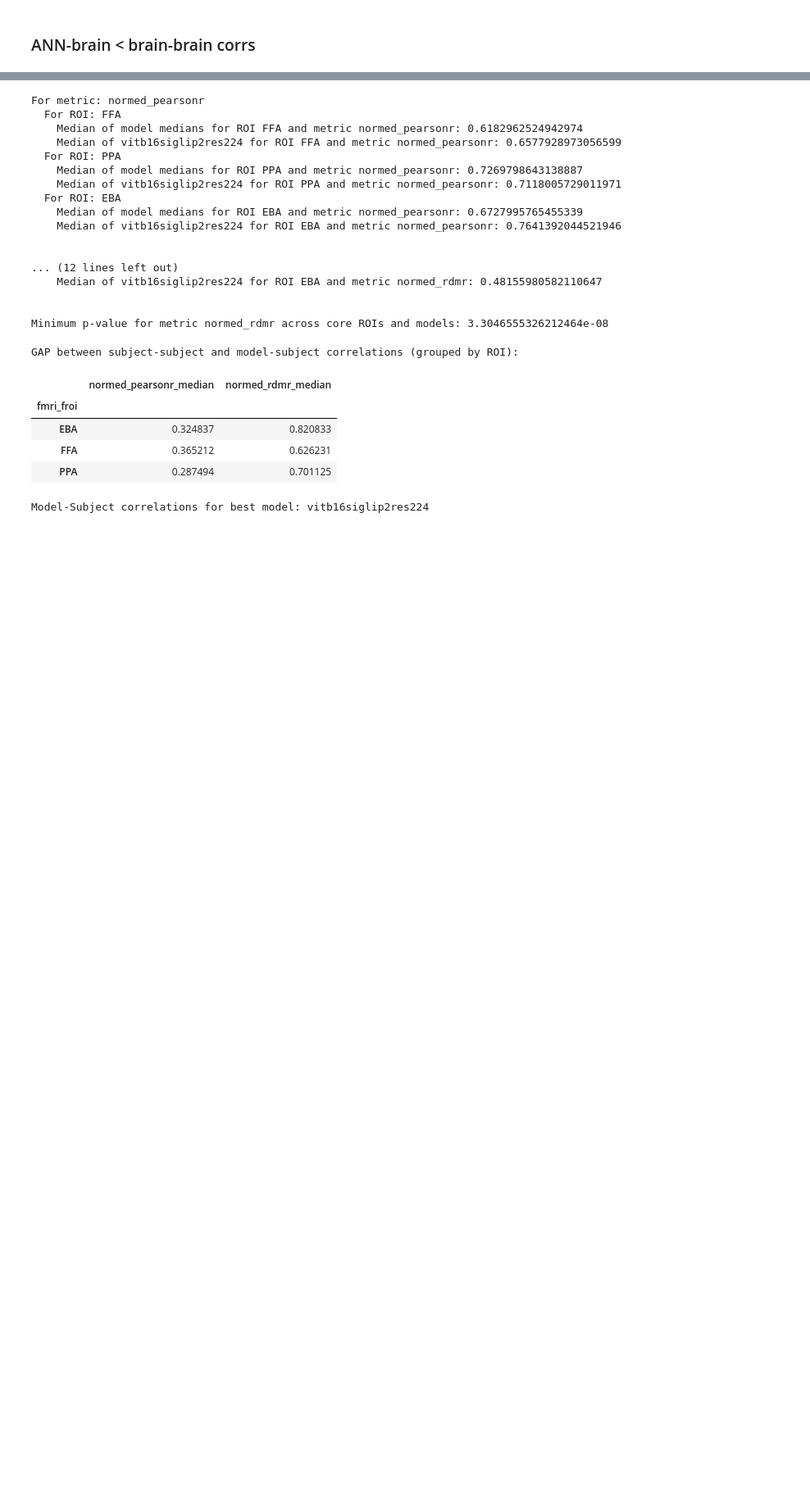
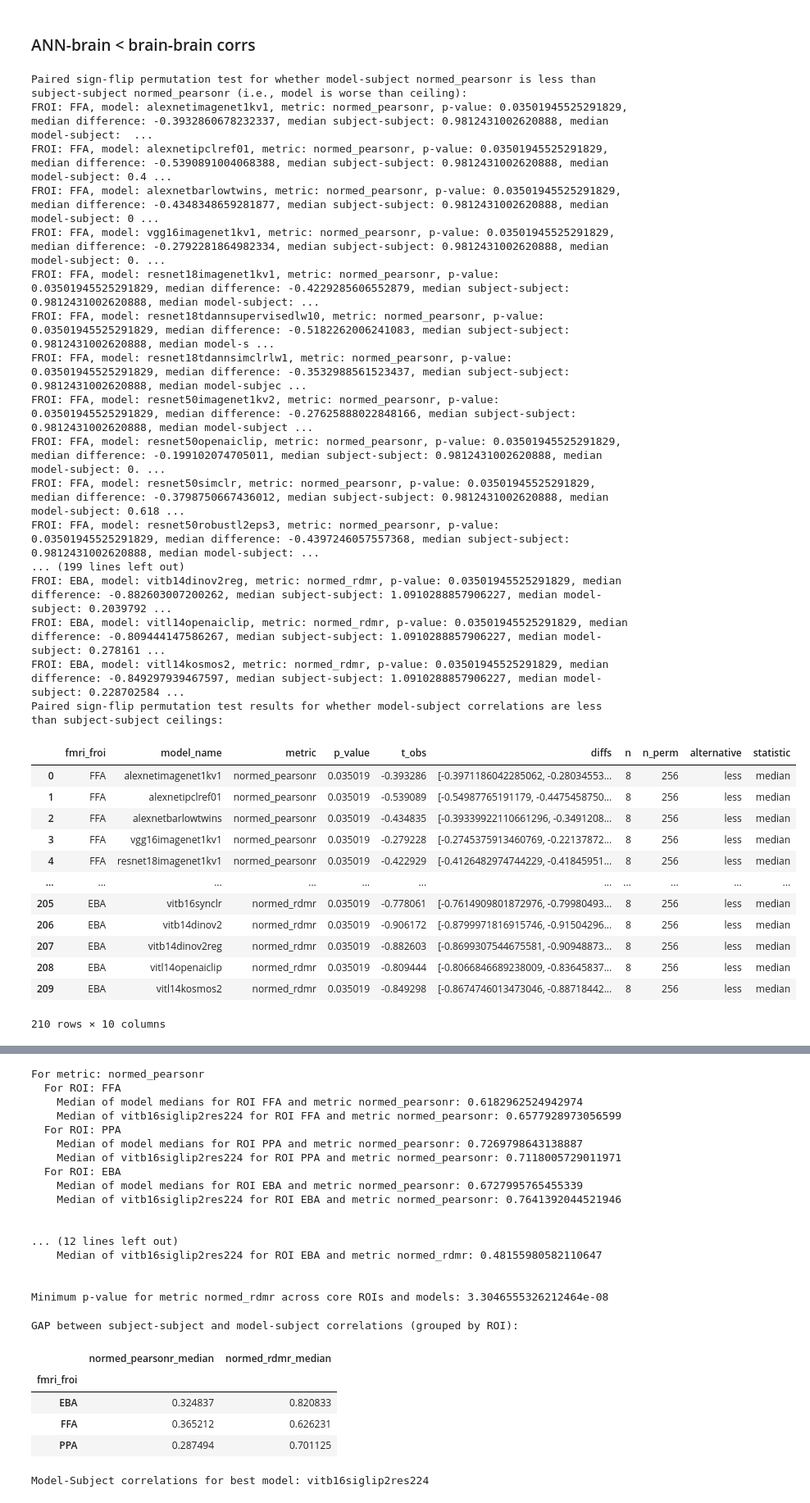
Before and after one commit to murtylab/comparing-category-selectivity, a Jupyter notebook: preprint/preprint_stats_recheck.ipynb, the cells around one changed output, grey strips where cells are left out. Shown at 82% size. Saved outputs shown, nothing was run; the diff lists cells and outputs as text; code cells hidden in the pictures; blank space fills up the shorter version.

```diff
--- a/preprint/preprint_stats_recheck.ipynb
+++ b/preprint/preprint_stats_recheck.ipynb
@@ -344,2 +477,70 @@ Metric: normed_rdmr, U-statistic: 7840.0, p-value: 1.3502757183221409e-18,    me
 # %% [markdown]
 ### ANN-brain < brain-brain corrs
+# %%
+hh_lt_mh_stats_records = []
+for metric in metrics:
+    print(f'\n\nPaired sign-flip permutation test for whether model-subject {metric} is less than subject-subject {metric} (i.e., model is worse than ceiling):')
+    for froi in core_frois:
+        for model_name in to_model_names:
+            hh_ceilings = []
+            mh_corrs = []
+            record = {'fmri_froi': froi, 'model_name': model_name, 'metric': metric}
+            for subject in subjects:
+                hh_ceiling = hh_corrs_csv[
+                    (hh_corrs_csv['fmri_froi'] == froi) &
+                    (hh_corrs_csv['subject'] == subject)
+                ][metric].values[0]
+                hh_ceilings.append(hh_ceiling)
+                mh_corr = mh_csv[
+                    (mh_csv['model_name'] == model_name) &
+                    (mh_csv['fmri_froi'] == froi) &
+                    (mh_csv['subject'] == subject)
+                ][metric].values[0]
+                mh_corrs.append(mh_corr)
+            test_result = signflip_perm_test_against_ceiling(
+                ceiling=hh_ceilings,
+                model=mh_corrs,
+                alternative='less',  # test model < ceiling
+                statistic='median',
+                exact=True, # N=8 -> exact 256 perms
+                n_permutations=100_000,
+                seed=0,
+                add_one_correction=True,
+            )
+            record.update(test_result)
+            print(f'FROI: {froi}, model: {model_name}, metric: {metric}, p-value: {test_result["p_value"]}, median difference: {test_result["t_obs"]}, median subject-subject: {np.median(hh_ceilings)}, median model-subject: {np.median(mh_corrs)}')
+            hh_lt_mh_stats_records.append(record)
+hh_lt_mh_stats_df = pd.DataFrame(hh_lt_mh_stats_records)
+print('Paired sign-flip permutation test results for whether model-subject correlations are less than subject-subject ceilings:')
+display(hh_lt_mh_stats_df)
+# %% [output]
+Paired sign-flip permutation test for whether model-subject normed_pearsonr is less than subject-subject normed_pearsonr (i.e., model is worse than ceiling):
+FROI: FFA, model: alexnetimagenet1kv1, metric: normed_pearsonr, p-value: 0.03501945525291829, median difference: -0.3932860678232337, median subject-subject: 0.9812431002620888, median model-subject:  ...
+FROI: FFA, model: alexnetipclref01, metric: normed_pearsonr, p-value: 0.03501945525291829, median difference: -0.5390891004068388, median subject-subject: 0.9812431002620888, median model-subject: 0.4 ...
+FROI: FFA, model: alexnetbarlowtwins, metric: normed_pearsonr, p-value: 0.03501945525291829, median difference: -0.4348348659281877, median subject-subject: 0.9812431002620888, median model-subject: 0 ...
+FROI: FFA, model: vgg16imagenet1kv1, metric: normed_pearsonr, p-value: 0.03501945525291829, median difference: -0.2792281864982334, median subject-subject: 0.9812431002620888, median model-subject: 0. ...
+FROI: FFA, model: resnet18imagenet1kv1, metric: normed_pearsonr, p-value: 0.03501945525291829, median difference: -0.4229285606552879, median subject-subject: 0.9812431002620888, median model-subject: ...
+FROI: FFA, model: resnet18tdannsupervisedlw10, metric: normed_pearsonr, p-value: 0.03501945525291829, median difference: -0.5182262006241083, median subject-subject: 0.9812431002620888, median model-s ...
+FROI: FFA, model: resnet18tdannsimclrlw1, metric: normed_pearsonr, p-value: 0.03501945525291829, median difference: -0.3532988561523437, median subject-subject: 0.9812431002620888, median model-subjec ...
+FROI: FFA, model: resnet50imagenet1kv2, metric: normed_pearsonr, p-value: 0.03501945525291829, median difference: -0.27625888022848166, median subject-subject: 0.9812431002620888, median model-subject ...
+FROI: FFA, model: resnet50openaiclip, metric: normed_pearsonr, p-value: 0.03501945525291829, median difference: -0.199102074705011, median subject-subject: 0.9812431002620888, median model-subject: 0. ...
+FROI: FFA, model: resnet50simclr, metric: normed_pearsonr, p-value: 0.03501945525291829, median difference: -0.3798750667436012, median subject-subject: 0.9812431002620888, median model-subject: 0.618 ...
+FROI: FFA, model: resnet50robustl2eps3, metric: normed_pearsonr, p-value: 0.03501945525291829, median difference: -0.4397246057557368, median subject-subject: 0.9812431002620888, median model-subject: ...
+... (199 lines left out)
+FROI: EBA, model: vitb14dinov2reg, metric: normed_rdmr, p-value: 0.03501945525291829, median difference: -0.882603007200262, median subject-subject: 1.0910288857906227, median model-subject: 0.2039792 ...
+FROI: EBA, model: vitl14openaiclip, metric: normed_rdmr, p-value: 0.03501945525291829, median difference: -0.809444147586267, median subject-subject: 1.0910288857906227, median model-subject: 0.278161 ...
+FROI: EBA, model: vitl14kosmos2, metric: normed_rdmr, p-value: 0.03501945525291829, median difference: -0.849297939467597, median subject-subject: 1.0910288857906227, median model-subject: 0.228702584 ...
+Paired sign-flip permutation test results for whether model-subject correlations are less than subject-subject ceilings:
+|  | fmri_froi | model_name | metric | p_value | t_obs | diffs | n | n_perm | alternative | statistic |
+| 0 | FFA | alexnetimagenet1kv1 | normed_pearsonr | 0.035019 | -0.393286 | [-0.3971186042285062, -0.28034553... | 8 | 256 | less | median |
+| 1 | FFA | alexnetipclref01 | normed_pearsonr | 0.035019 | -0.539089 | [-0.54987765191179, -0.4475458750... | 8 | 256 | less | median |
+| 2 | FFA | alexnetbarlowtwins | normed_pearsonr | 0.035019 | -0.434835 | [-0.39339922110661296, -0.3491208... | 8 | 256 | less | median |
+| 3 | FFA | vgg16imagenet1kv1 | normed_pearsonr | 0.035019 | -0.279228 | [-0.2745375913460769, -0.22137872... | 8 | 256 | less | median |
+| 4 | FFA | resnet18imagenet1kv1 | normed_pearsonr | 0.035019 | -0.422929 | [-0.4126482974744229, -0.41845951... | 8 | 256 | less | median |
+| ... | ... | ... | ... | ... | ... | ... | ... | ... | ... | ... |
+| 205 | EBA | vitb16synclr | normed_rdmr | 0.035019 | -0.778061 | [-0.7614909801872976, -0.79980493... | 8 | 256 | less | median |
+| 206 | EBA | vitb14dinov2 | normed_rdmr | 0.035019 | -0.906172 | [-0.8799971816915746, -0.91504296... | 8 | 256 | less | median |
+| 207 | EBA | vitb14dinov2reg | normed_rdmr | 0.035019 | -0.882603 | [-0.8699307544675581, -0.90948873... | 8 | 256 | less | median |
+| 208 | EBA | vitl14openaiclip | normed_rdmr | 0.035019 | -0.809444 | [-0.8066846689238009, -0.83645837... | 8 | 256 | less | median |
+| 209 | EBA | vitl14kosmos2 | normed_rdmr | 0.035019 | -0.849298 | [-0.8674746013473046, -0.88718442... | 8 | 256 | less | median |
+210 rows × 10 columns
```
Also changed, not shown: parts of 17 cells of this notebook.
